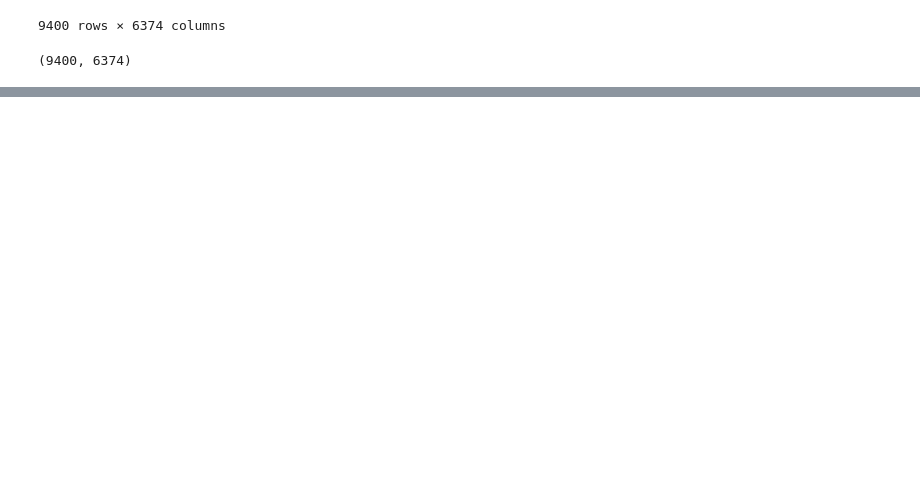
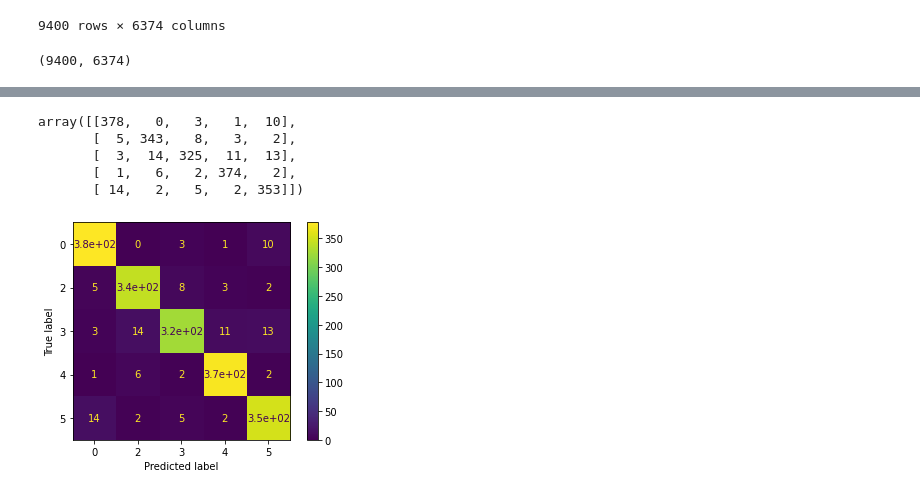
Before and after one commit to Bushramjad/Speech-Emotion-detection-in-urdu, a Jupyter notebook: speech_emotion_recognition.ipynb, the cells around one changed output, grey strips where cells are left out. Saved outputs shown, nothing was run; the diff lists cells and outputs as text; code cells hidden in the pictures; blank space fills up the shorter version.

Commit message:
Data preprocessing and Model implementation

```diff
--- a/speech_emotion_recognition.ipynb
+++ b/speech_emotion_recognition.ipynb
@@ -185,0 +333,2 @@ Actor_1
+# %%
+run_randomForest(X_train_uncorr, X_test_uncorr, y_train, y_test)
@@ -185,0 +338,2 @@ Actor_1
+# %%
+run_randomForest(X_train_pca, X_test_pca, y_train, y_test)
@@ -185,0 +345,10 @@ Actor_1
+# %%
+# Model
+from sklearn.svm import SVC
+clf = SVC(gamma = 'auto')
+
+#Train the model using the training sets
+clf.fit(X_train_uncorr, y_train)
+
+#Predict the response for test dataset
+y_pred = clf.predict(X_test_uncorr)
@@ -185,0 +362,14 @@ Actor_1
+# %%
+# Model
+from sklearn.svm import SVC
+
+clf_optimized = SVC(C=10, break_ties=False, cache_size=200, class_weight=None, coef0=0.0,
+    decision_function_shape='ovr', degree=3, gamma=0.001, kernel='rbf',
+    max_iter=-1, probability=False, random_state=None, shrinking=True,
+    tol=0.001, verbose=False)
+
+#Train the model using the training sets
+clf_optimized.fit(X_train_uncorr, y_train)
+
+#Predict the response for test dataset
+y_pred = clf_optimized.predict(X_test_uncorr)
@@ -185,0 +401,15 @@ Actor_1
+# %%
+from sklearn.metrics import confusion_matrix
+confusion_matrix(y_test, y_pred)
+# %% [output]
+array([[378,   0,   3,   1,  10],
+       [  5, 343,   8,   3,   2],
+       [  3,  14, 325,  11,  13],
+       [  1,   6,   2, 374,   2],
+       [ 14,   2,   5,   2, 353]])
+# %%
+from sklearn.metrics import plot_confusion_matrix
+plot_confusion_matrix(clf_optimized, X_test_uncorr, y_test )
+plt.show()
+# %% [output]
+[figure, added]
```
Also changed, not shown: parts of 48 cells of this notebook.
